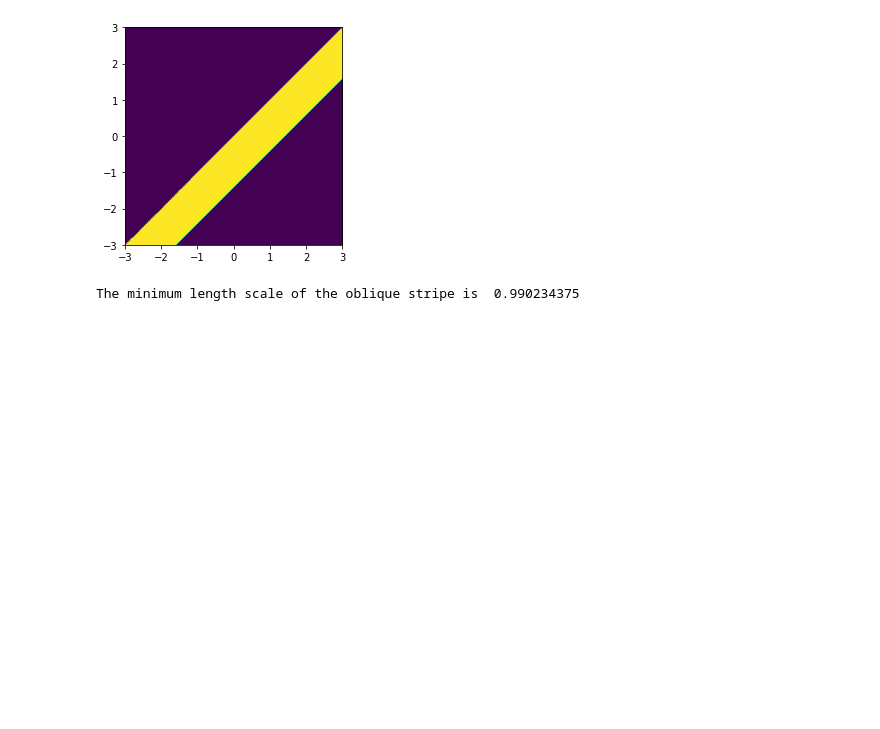
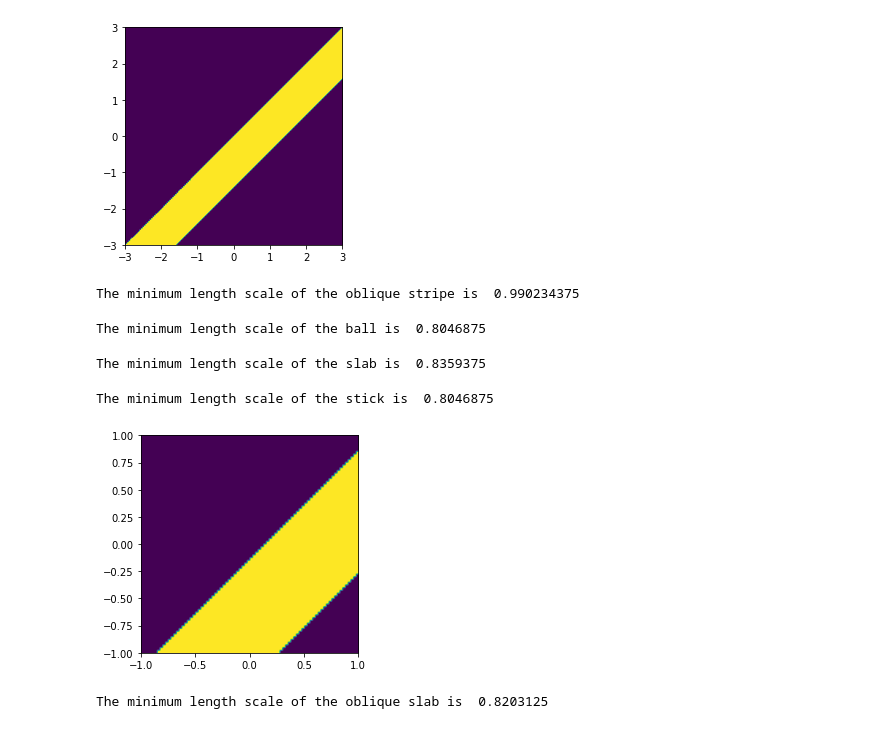
Before and after one commit to NanoComp/imageruler, a Jupyter notebook: example.ipynb, the cells around one changed output. Saved outputs shown, nothing was run; the diff lists cells and outputs as text; code cells hidden in the pictures; blank space fills up the shorter version.

```diff
--- a/example.ipynb
+++ b/example.ipynb
@@ -59,3 +61,60 @@ min_ls = obj.minimum_length(oblique_stripe) # search the minimum length scale
 print("The minimum length scale of the oblique stripe is ",min_ls)
 # %% [output]
 The minimum length scale of the oblique stripe is  0.990234375
+# %%
+# examples in 3d
+nx, ny, nz = 80, 80, 80
+sx, sy, sz = 2, 2, 2
+x_coord, y_coord, z_coord = np.linspace(-sx/2, sx/2, nx), np.linspace(-sy/2, sy/2, ny), np.linspace(-sz/2, sz/2, nz)
+xv,yv,zv = np.meshgrid(x_coord, y_coord, z_coord, sparse=True, indexing='ij')
+
+# ball with the diameter 0.8
+diameter = 0.8
+xc, yc, zc = 0,0,0
+ball = np.where((xv-xc)**2+(yv-yc)**2+(zv-zc)**2<=diameter**2/4,1,0)
+
+size = [sx,sy,sz] # physical size of the 3d design
+obj = ruler.morph(size)
+min_ls = obj.minimum_length(ball) # search the minimum length scale
+print("The minimum length scale of the ball is ",min_ls);
+# %% [output]
+The minimum length scale of the ball is  0.8046875
+# %%
+# slab with the thickness 0.8
+width = 0.8
+slab= np.tile(np.where(np.abs(xv)<=width/2,1,0),(ny,nz))
+
+min_ls = obj.minimum_length(slab) # search the minimum length scale
+print("The minimum length scale of the slab is ",min_ls);
+# %% [output]
+The minimum length scale of the slab is  0.8359375
+# %%
+# stick with the diameter 0.8
+diameter = 0.8
+stick = np.tile(np.where(xv**2+yv**2<=diameter**2/4,1,0),nz)
+
+min_ls = obj.minimum_length(stick) # search the minimum length scale
+print("The minimum length scale of the stick is ",min_ls);
+# %% [output]
+The minimum length scale of the stick is  0.8046875
+# %%
+# oblique slab with the thickness 0.8
+width,intercept,angle = 0.8,1/np.sqrt(2),0.25*np.pi
+oblique_stripe = np.where(yv*np.cos(angle)+xv*np.sin(angle)>=intercept*np.sin(angle)-width/2,1,0)*np.where(
+    yv*np.cos(angle)+xv*np.sin(angle)<=intercept*np.sin(angle)+width/2,1,0)
+oblique_slab = np.tile(oblique_stripe,nz)
+
+plt.figure()
+plt.imshow(oblique_stripe[:,:,0],extent=[x_coord[0],x_coord[-1],y_coord[0],y_coord[-1]]) # cross section
+plt.show()
+# %% [output]
+[figure, added]
+# %%
+size = [sx,sy,sz] # physical size of the 2d design
+margin_size = [0,0.4,0,0.4,0,0] # widths of marginal region to be ignored, the three pairs of elements correspond the three dimensions
+
+obj = ruler.morph(size,margin_size)
+min_ls = obj.minimum_length(oblique_slab) # search the minimum length scale
+print("The minimum length scale of the oblique slab is ",min_ls);
+# %% [output]
+The minimum length scale of the oblique slab is  0.8203125
```
Also changed, not shown: parts of 3 cells of this notebook, 2 other files.
